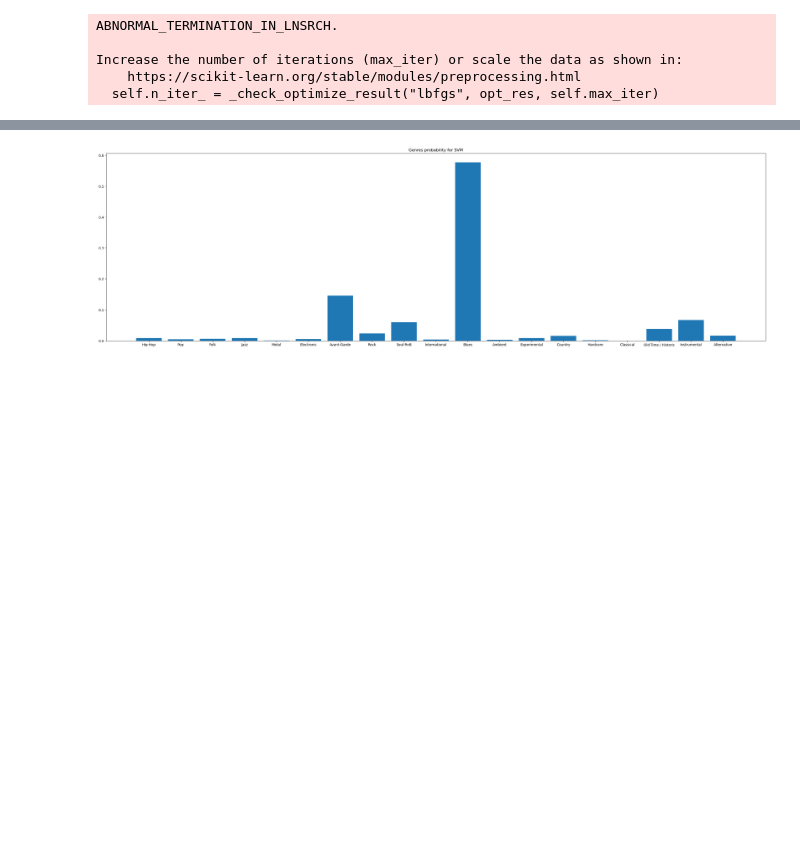
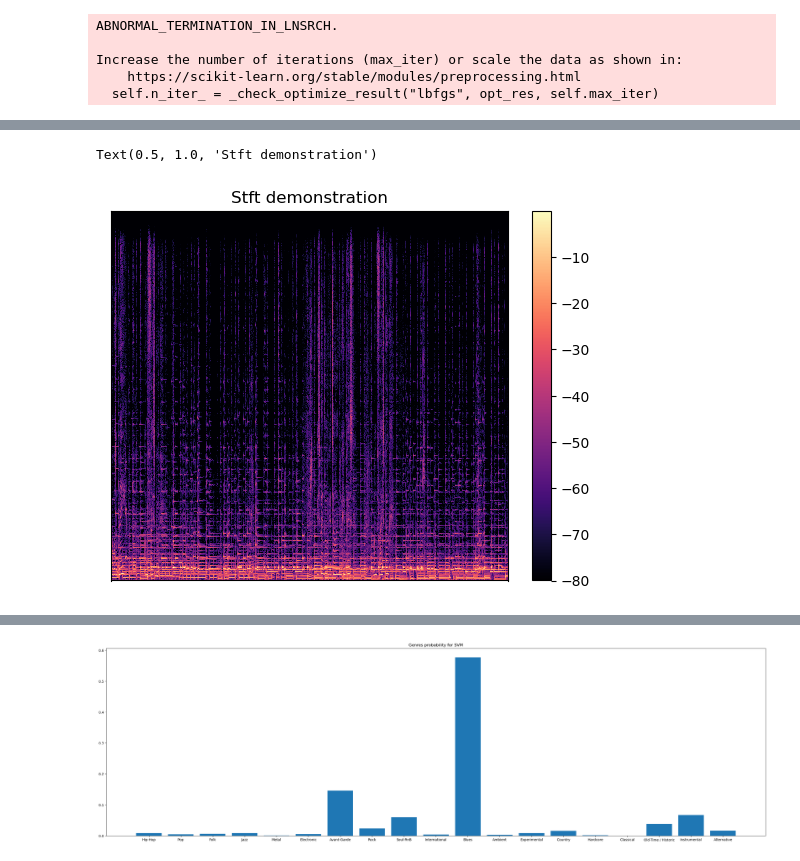
Before and after one commit to BSc-MSc-Projects/Music-Learning, a Jupyter notebook: Music_Learning.ipynb, the cells around one changed output, grey strips where cells are left out. Saved outputs shown, nothing was run; the diff lists cells and outputs as text; code cells hidden in the pictures; blank space fills up the shorter version.

```diff
--- a/Music_Learning.ipynb
+++ b/Music_Learning.ipynb
@@ -1203,0 +1206,10 @@ X_test_elem = [metrics]
+# %%
+D = librosa.stft(y)  # STFT of y
+S_db = librosa.amplitude_to_db(np.abs(D), ref=np.max)
+plt.figure()
+librosa.display.specshow(S_db)
+plt.colorbar()
+plt.title('Stft demonstration')
+# %% [output]
+Text(0.5, 1.0, 'Stft demonstration')
+[figure, added]
```
Also changed, not shown: parts of 7 cells of this notebook.
